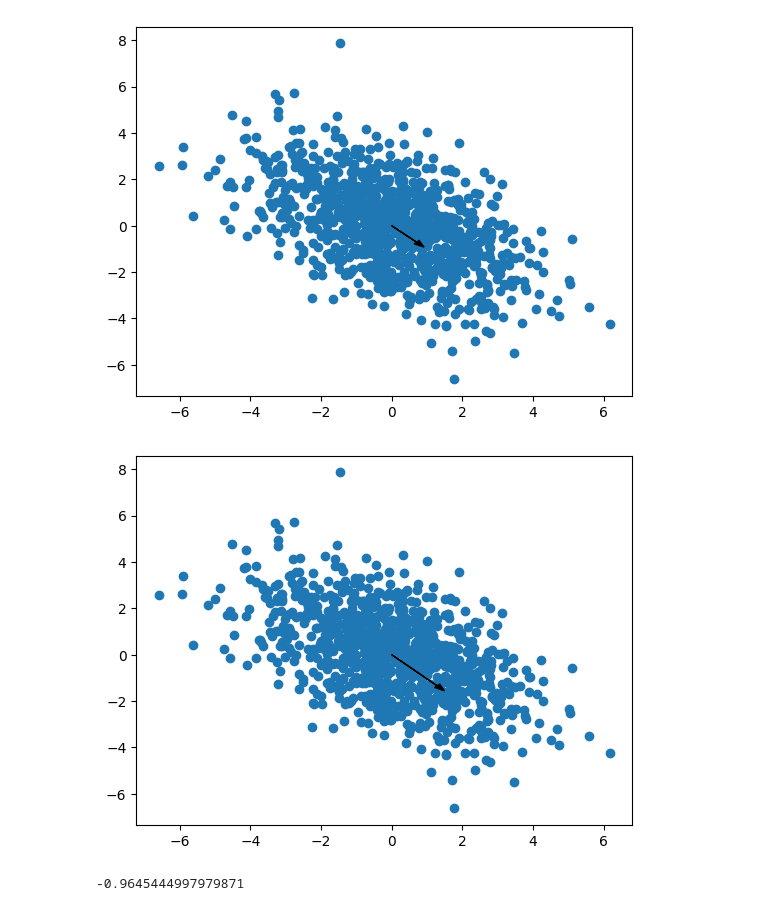
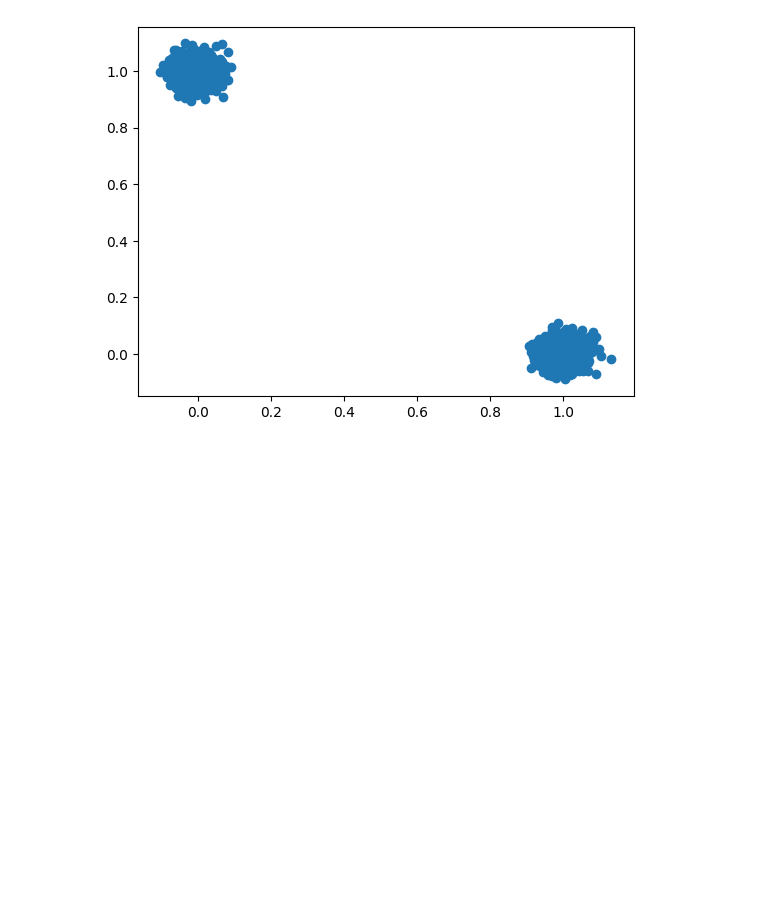
Before and after one commit to hmcalister/Dimensionality-Reduction-For-Hopfield-Networks, a Jupyter notebook: main.ipynb, the cells around one changed output. Saved outputs shown, nothing was run; the diff lists cells and outputs as text; code cells hidden in the pictures; blank space fills up the shorter version.

```diff
--- a/main.ipynb
+++ b/main.ipynb
@@ -1,34 +1,3 @@
 # %%
 import numpy as np
 import matplotlib.pyplot as plt
-# %%
-mu = np.array([10,13])
-sigma = np.array([[3.5, -1.8], [-1.8,3.5]])
-data = np.random.multivariate_normal(mu, sigma, size=(1000))
-data = data-np.mean(data, axis=0)
-
-covMatrix = np.cov(data.T)
-eigenValues, eigenVectors = np.linalg.eig(covMatrix)
-maxEigenValueIndex = np.argmax(eigenValues)
-maxVarianceDirection = eigenVectors[:, maxEigenValueIndex]
-
-plt.scatter(*data.T)
-plt.arrow(0,0,*maxVarianceDirection, head_width=0.2, color="k")
-plt.show()
-
-SUBSET_FRAC = 0.5
-mostAlignedDataIndices = np.flip(np.argsort(np.dot(data,maxVarianceDirection)))[:int(SUBSET_FRAC*len(data))]
-mostAlignedVectors = data[mostAlignedDataIndices]
-mostAlignedVectorsAvg = np.average(mostAlignedVectors, axis=0)
-# data[mostAlignedVectors] -= mostAlignedVectorsAvg
-
-plt.scatter(*data.T)
-plt.arrow(0,0,*mostAlignedVectorsAvg, head_width=0.2, color="k")
-plt.show()
-# %% [output]
-[figure, removed]
-[figure, removed]
-# %%
-mostAlignedVectorsAvg
-# %% [output]
--0.9645444997979871
@@ -34,0 +10,14 @@ mostAlignedVectorsAvg
+# %%
+sigma = np.array([[0.001,0], [0,0.001]])
+
+mu = np.array([1,0])
+origData1 = np.random.multivariate_normal(mu, sigma, size=(1000))
+
+mu = np.array([0,1])
+origData2 = np.random.multivariate_normal(mu, sigma, size=(1000))
+
+origData = np.vstack([origData1, origData2])
+plt.scatter(*origData.T)
+plt.show()
+# %% [output]
+[figure, added]
```
Also changed, not shown: parts of 2 cells of this notebook.
